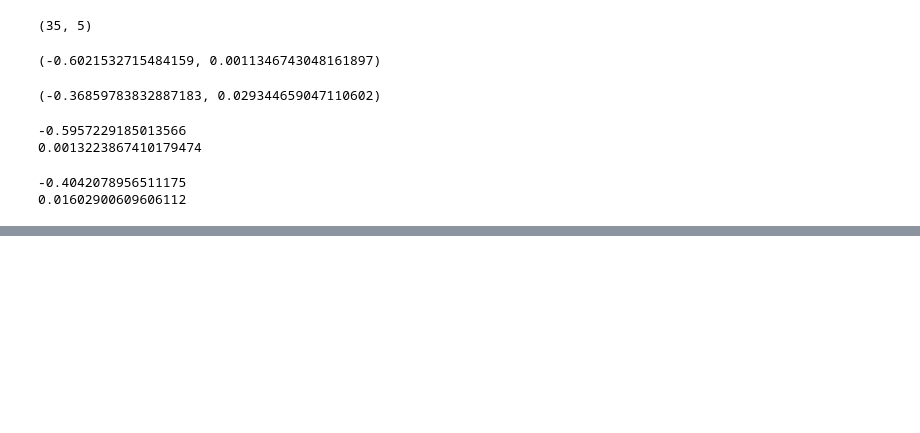
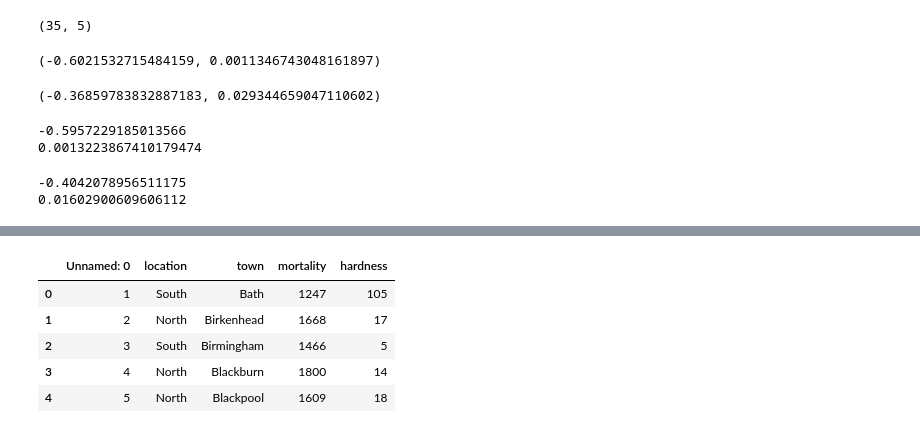
Before and after one commit to svetaepc/ds_py, a Jupyter notebook: Mortality_and_Water_2_hw.ipynb, the cells around one changed output, grey strips where cells are left out. Cells and saved outputs as stored; diff of their text form; code cells hidden in the pictures; blank space fills up the shorter version.

```diff
--- a/Mortality_and_Water_2_hw.ipynb
+++ b/Mortality_and_Water_2_hw.ipynb
@@ -265,2 +311,11 @@ print(p)
+# %%
+df.head()
+# %% [output]
+|  | Unnamed: 0 | location | town | mortality | hardness |
+| 0 | 1 | South | Bath | 1247 | 105 |
+| 1 | 2 | North | Birkenhead | 1668 | 17 |
+| 2 | 3 | South | Birmingham | 1466 | 5 |
+| 3 | 4 | North | Blackburn | 1800 | 14 |
+| 4 | 5 | North | Blackpool | 1609 | 18 |
 # %%
 # Можно предположить - Зависимость смертность ~ жесткость воды - сильнее в южном регионе
```
Also changed, not shown: parts of 11 cells of this notebook.
